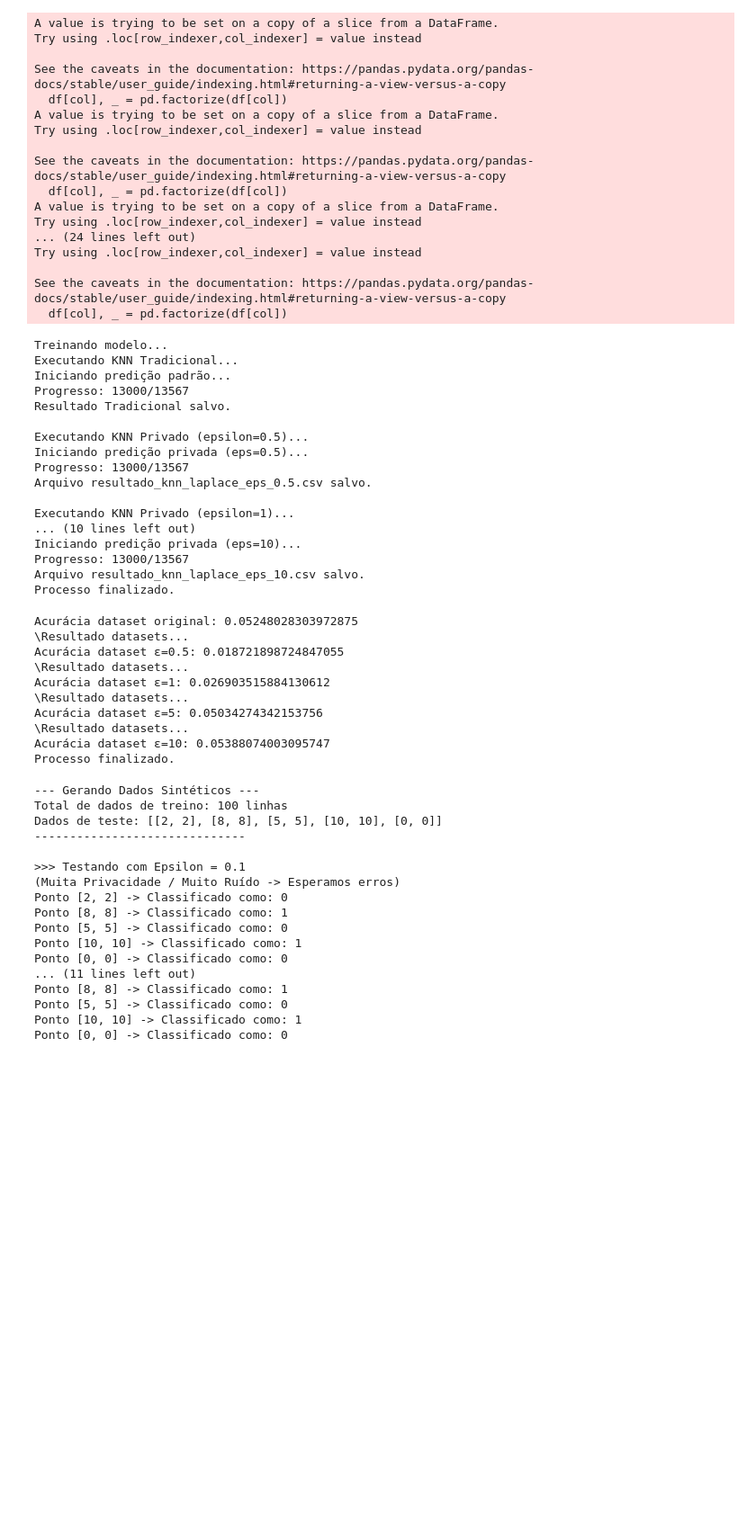
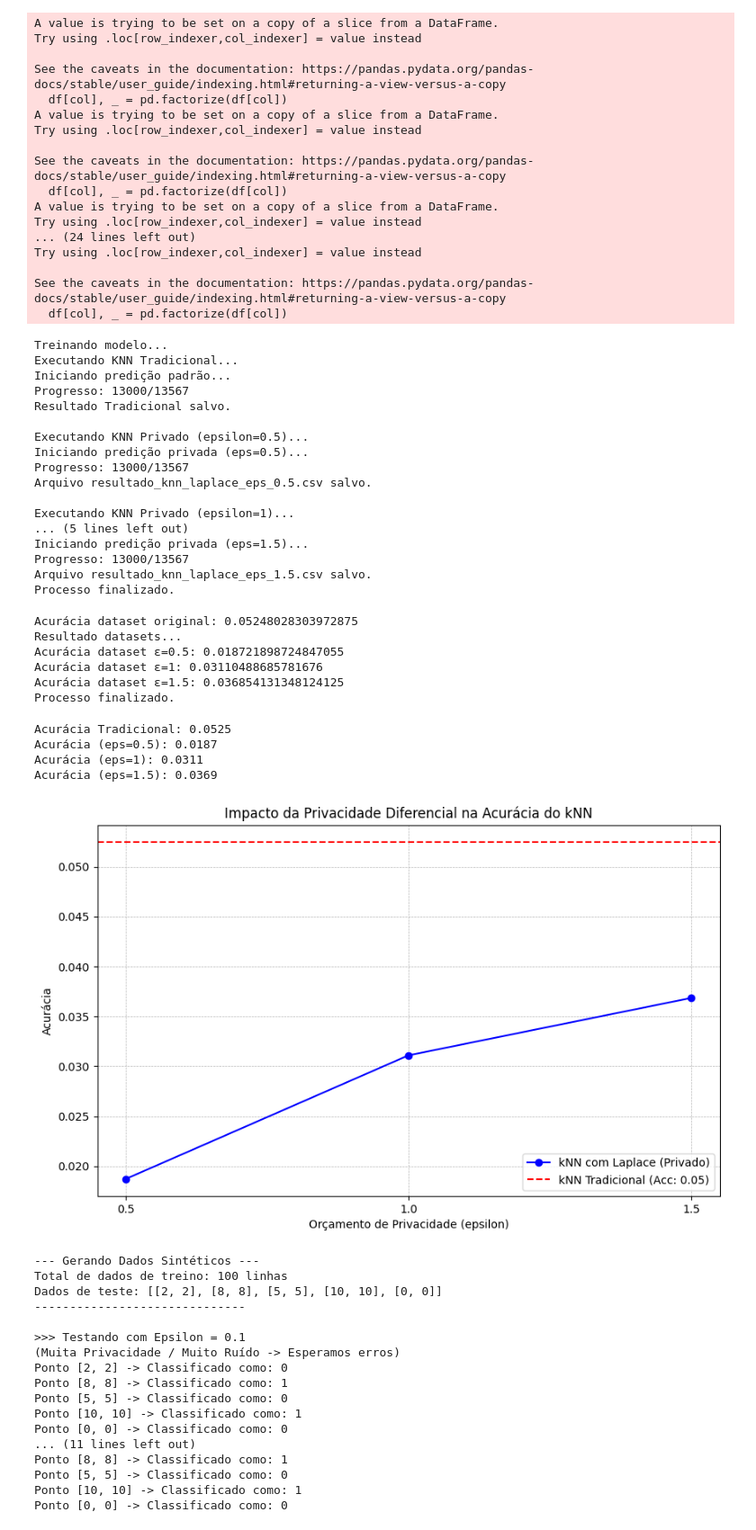
Before and after one commit to JGB-colab/privacidade_diferencial, a Jupyter notebook: knn_dp.ipynb, the cells around one changed output. Shown at 90% size. Saved outputs shown, nothing was run; the diff lists cells and outputs as text; code cells hidden in the pictures; blank space fills up the shorter version.

```diff
--- a/knn_dp.ipynb
+++ b/knn_dp.ipynb
@@ -168,6 +168,9 @@ class KNN_DP():
 
         return np.array(predicoes)
 
+# ---------------------------------------------------
+# CORREÇÃO DAS VARIÁVEIS NO SCRIPT DE EXECUÇÃO
+# ---------------------------------------------------
 
 # 1. Preparação correta dos dados
 # .values garante que seja array numpy, evitando índices do pandas
@@ -199,12 +202,11 @@ df_resultado.to_csv('resultado_knn_tradicional.csv', index=False)
 print("\nResultado Tradicional salvo.")
 
 # 2. Execução KNN Privado para diferentes epsilons
-epsilons = [0.5, 1, 5, 10]
+epsilons = [0.5, 1, 1.5]
 
 for eps in epsilons:
     print(f"\nExecutando KNN Privado (epsilon={eps})...")
 
-    # AQUI TAMBÉM: Usar x_test
     y_pred_privado = model.predict_private(x_test, epsilon=eps)
 
     # Salvando resultado privado
@@ -230,10 +232,10 @@ Progresso: 13000/13567
 Arquivo resultado_knn_laplace_eps_0.5.csv salvo.
 
 Executando KNN Privado (epsilon=1)...
-... (10 lines left out)
-Iniciando predição privada (eps=10)...
+... (5 lines left out)
+Iniciando predição privada (eps=1.5)...
 Progresso: 13000/13567
-Arquivo resultado_knn_laplace_eps_10.csv salvo.
+Arquivo resultado_knn_laplace_eps_1.5.csv salvo.
 Processo finalizado.
 # %%
 def acuracia(pred, y_target):
@@ -245,7 +247,7 @@ print(f'Acurácia dataset original: {acr}')
 
 print(f"Resultado datasets...")
 
-epsilons = [0.5, 1, 5, 10]
+epsilons = [0.5, 1, 1.5]
 for eps in epsilons:
 
      # Salvando resultado privado
@@ -256,15 +258,67 @@ for eps in epsilons:
 print("Processo finalizado.")
 # %% [output]
 Acurácia dataset original: 0.05248028303972875
-\Resultado datasets...
+Resultado datasets...
 Acurácia dataset ε=0.5: 0.018721898724847055
-\Resultado datasets...
-Acurácia dataset ε=1: 0.026903515884130612
-\Resultado datasets...
-Acurácia dataset ε=5: 0.05034274342153756
-\Resultado datasets...
-Acurácia dataset ε=10: 0.05388074003095747
+Acurácia dataset ε=1: 0.03110488685781676
+Acurácia dataset ε=1.5: 0.036854131348124125
 Processo finalizado.
+# %%
+import pandas as pd
+import matplotlib.pyplot as plt
+import os
+
+# Definição dos epsilons usados
+epsilons = [0.5, 1, 1.5]
+
+# Lista para armazenar as acurácias
+acuracias_privadas = []
+
+# 1. Calcular Acurácia do kNN Tradicional (Baseline)
+# Certifique-se que o arquivo existe
+df_trad = pd.read_csv('resultado_knn_tradicional.csv')
+acc_tradicional = acuracia(df_trad['y_true'], df_trad['y_pred'])
+print(f"Acurácia Tradicional: {acc_tradicional:.4f}")
+
+# 2. Calcular Acurácias dos Privados
+for eps in epsilons:
+    filename = f'resultado_knn_laplace_eps_{eps}.csv'
+    if os.path.exists(filename):
+        df_priv = pd.read_csv(filename)
+        acc = acuracia(df_priv['y_true'], df_priv['y_pred'])
+        acuracias_privadas.append(acc)
+        print(f"Acurácia (eps={eps}): {acc:.4f}")
+    else:
+        print(f"Arquivo {filename} não encontrado!")
+        acuracias_privadas.append(0) # Valor dummy se faltar arquivo
+
+# 3. Gerar o Gráfico
+plt.figure(figsize=(10, 6))
+
+# Linha da privacidade diferencial
+plt.plot(epsilons, acuracias_privadas, marker='o', linestyle='-', color='b', label='kNN com Laplace (Privado)')
+
+# Linha de referência (kNN sem privacidade)
+# Plotamos uma linha horizontal constante
+plt.axhline(y=acc_tradicional, color='r', linestyle='--', label=f'kNN Tradicional (Acc: {acc_tradicional:.2f})')
+
+# Estilização
+plt.title('Impacto da Privacidade Diferencial na Acurácia do kNN')
+plt.xlabel('Orçamento de Privacidade (epsilon)')
+plt.ylabel('Acurácia')
+plt.xticks(epsilons) # Garante que mostre apenas os epsilons do teste no eixo X
+plt.grid(True, which='both', linestyle='--', linewidth=0.5)
+plt.legend()
+
+# Salvar ou mostrar
+plt.savefig('grafico_acuracia_epsilon.png')
+plt.show()
+# %% [output]
+Acurácia Tradicional: 0.0525
+Acurácia (eps=0.5): 0.0187
+Acurácia (eps=1): 0.0311
+Acurácia (eps=1.5): 0.0369
+[figure, added]
 # %%
 class MecanismoLaplace:
 
```
Also changed, not shown: 5 other files.
